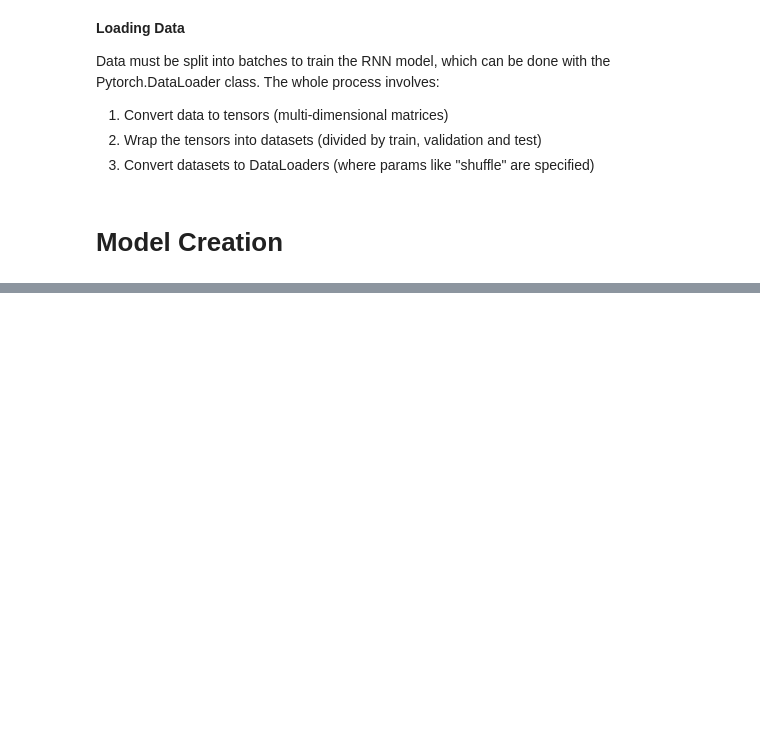
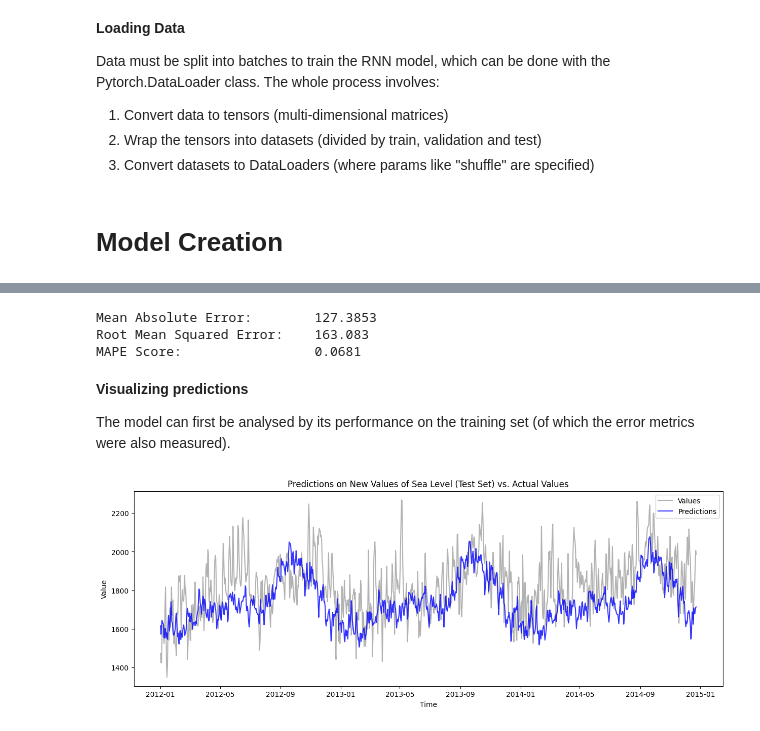
Before and after one commit to AyazCiplak/ml-sea-level-predictor, a Jupyter notebook: model.ipynb, the cells around one changed output, grey strips where cells are left out. Cells and saved outputs as stored; diff of their text form; code cells hidden in the pictures; blank space fills up the shorter version.

```diff
--- a/model.ipynb
+++ b/model.ipynb
@@ -35,6 +60,9 @@ Short description of why cuda is used
 # %%
 cuda.detect()
 print(cuda.gpus)
+DEVICE = "cuda" if torch.cuda.is_available() else "cpu"
+
+print("Device: ", DEVICE)
 # %% [output]
 Found 1 CUDA devices
 id 0    b'NVIDIA GeForce RTX 3050 Laptop GPU'                              [SUPPORTED]
@@ -409,0 +775,19 @@ Source for LSTMModel class implementation: https://www.educative.io/answers/how-
+# %%
+# Inverse the scale from model results
+def inverse_transform(scaler, df, cols):
+    for col in cols:
+        df[col] = scaler.inverse_transform(df[col])
+    return df
+
+# Flatten multi-dimensional tensors to a single dimension
+def format_predictions(predictions, values, df_test, scaler):
+    vals = np.concatenate(values, axis=0).ravel()
+    preds = np.concatenate(predictions, axis=0).ravel()
+    df_result = pd.DataFrame(data={"value": vals, "prediction": preds}, index=df_test.head(len(vals)).index)
+    df_result = df_result.sort_index()
+    df_result = inverse_transform(scaler, df_result, [["value", "prediction"]])
+    return df_result
+# %%
+df_val = format_predictions(validation, validation_values, x_val, y_scaler)
+df_result = format_predictions(predictions, values, x_test, y_scaler)
+df_result.head()
@@ -409,0 +806,34 @@ Source for LSTMModel class implementation: https://www.educative.io/answers/how-
+# %%
+def calculate_metrics(df):
+    result_metrics = {'mae' : round(mean_absolute_error(df.value, df.prediction), 4),
+                      'rmse' : round(np.sqrt(mean_squared_error(df.value, df.prediction)), 4),
+                       'mape' : round(mean_absolute_percentage_error(df.value, df.prediction), 4)}
+
+    print("Mean Absolute Error:       ", result_metrics["mae"])
+    print("Root Mean Squared Error:   ", result_metrics["rmse"])
+    print("MAPE Score:                ", result_metrics["mape"])
+
+    return result_metrics
+
+result_metrics = calculate_metrics(df_result)
+# %% [output]
+Mean Absolute Error:        127.3853
+Root Mean Squared Error:    163.083
+MAPE Score:                 0.0681
+# %% [markdown]
+**Visualizing predictions**
+
+The model can first be analysed by its performance on the training set (of which the error metrics were also measured).
+# %%
+def plot_predictions(df_result):
+    plt.figure(figsize=(15,5))
+    value = sns.lineplot(x = df_result.index, y=df_result.value, color='k', alpha = 0.3, label = "Values")
+    prediction = sns.lineplot(x = df_result.index, y=df_result.prediction, color='b',alpha = 0.8, label = "Predictions")
+
+    plt.title("Predictions on New Values of Sea Level (Test Set) vs. Actual Values")
+    plt.xlabel('Time')
+    plt.ylabel('Value')
+
+plot_predictions(df_result)
+# %% [output]
+[figure, added]
```
Also changed, not shown: parts of 27 cells of this notebook, 1 other file.
